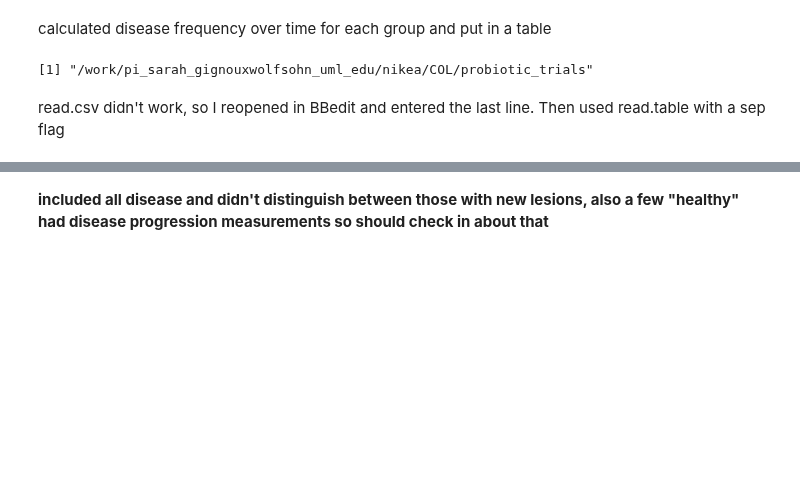
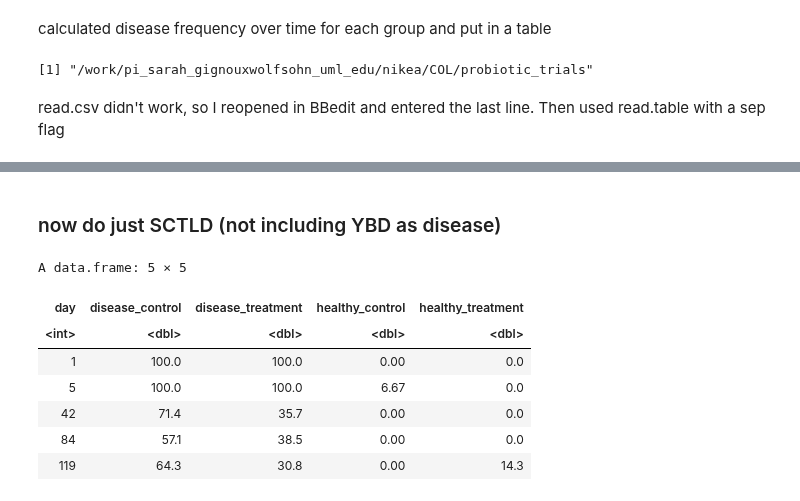
Before and after one commit to nikeaulrich/COL_metagenomics, a Jupyter notebook: Probiotic_trials.ipynb, the cells around one changed output, grey strips where cells are left out. Cells and saved outputs as stored; diff of their text form; code cells hidden in the pictures; blank space fills up the shorter version.

```diff
--- a/Probiotic_trials.ipynb
+++ b/Probiotic_trials.ipynb
@@ -82,4 +94,4 @@ ggsave(filename = "Trials_disease_freq.png", plot = plot2,
       units = "in",
       dpi = 300)
 # %% [markdown]
-**included all disease and didn't distinguish between those with new lesions, also a few "healthy" had disease progression measurements so should check in about that**
+### now do just SCTLD (not including YBD as disease)
@@ -85,0 +100,11 @@ ggsave(filename = "Trials_disease_freq.png", plot = plot2,
+# %%
+d1_table
+# %% [output]
+A data.frame: 5 × 5
+| day | disease_control | disease_treatment | healthy_control | healthy_treatment |
+| <int> | <dbl> | <dbl> | <dbl> | <dbl> |
+| 1 | 100.0 | 100.0 | 0.00 | 0.0 |
+| 5 | 100.0 | 100.0 | 6.67 | 0.0 |
+| 42 | 71.4 | 35.7 | 0.00 | 0.0 |
+| 84 | 57.1 | 38.5 | 0.00 | 0.0 |
+| 119 | 64.3 | 30.8 | 0.00 | 14.3 |
```
Also changed, not shown: parts of 21 cells of this notebook, 1 other file.
